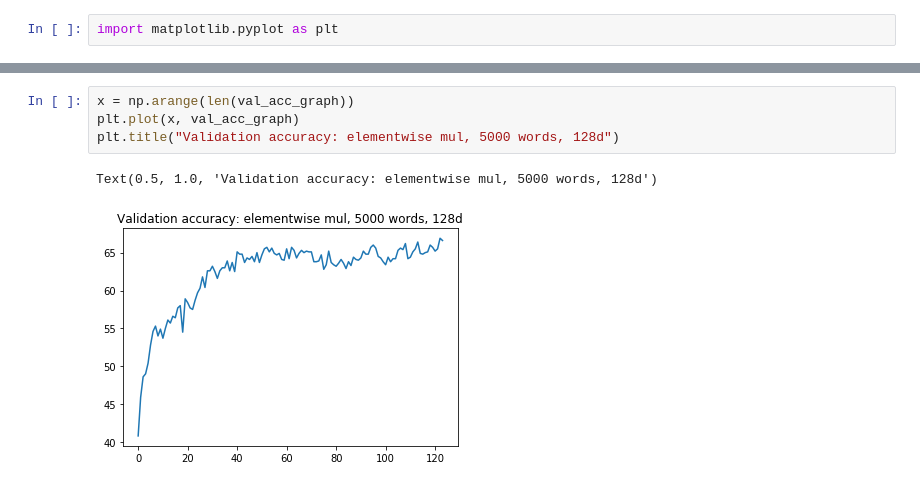
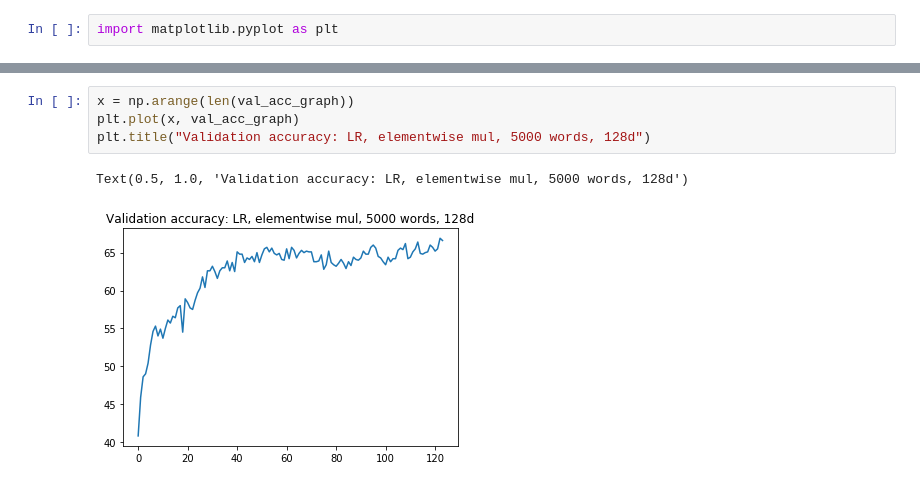
Before and after one commit to jiangzian96/NLP_DS1011, a Jupyter notebook: BagOfWordsNLI/SNLI_elemut_Adam_10000_128.ipynb, the cells around one changed output, grey strips where cells are left out. Cells and saved outputs as stored; diff of their text form.

```diff
--- a/BagOfWordsNLI/SNLI_elemut_Adam_10000_128.ipynb
+++ b/BagOfWordsNLI/SNLI_elemut_Adam_10000_128.ipynb
@@ -495,7 +495,7 @@ Text(0.5, 1.0, 'Training loss: elementwise mul, 5000 words, 128d')
 # %%
 x = np.arange(len(val_acc_graph))
 plt.plot(x, val_acc_graph)
-plt.title("Validation accuracy: elementwise mul, 5000 words, 128d")
+plt.title("Validation accuracy: LR, elementwise mul, 5000 words, 128d")
 # %% [output]
-Text(0.5, 1.0, 'Validation accuracy: elementwise mul, 5000 words, 128d')
+Text(0.5, 1.0, 'Validation accuracy: LR, elementwise mul, 5000 words, 128d')
-[figure, old version]
+[figure, new version]
```
Also changed, not shown: parts of 1 cell of this notebook, 11 other files.
